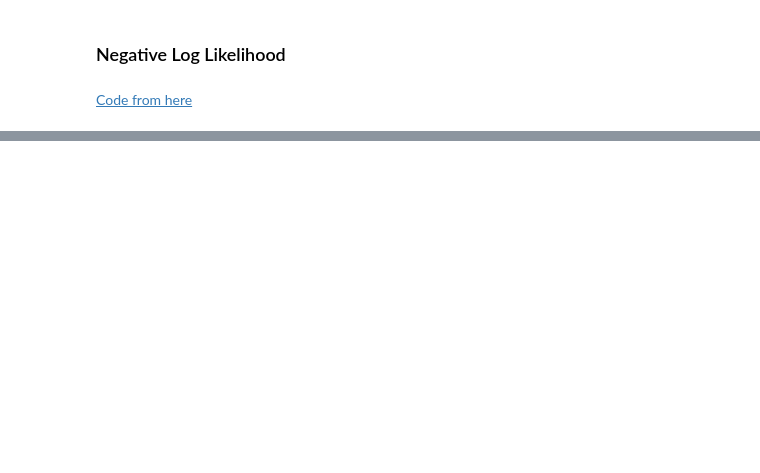
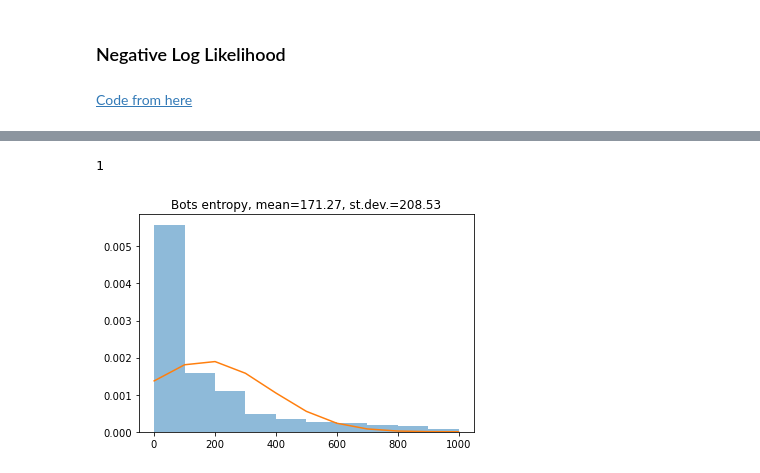
Before and after one commit to lerastromtsova/social-chatbot-initiative, a Jupyter notebook: Dataset_Analysis.ipynb, the cells around one changed output, grey strips where cells are left out. Saved outputs shown, nothing was run; the diff lists cells and outputs as text; code cells hidden in the pictures; blank space fills up the shorter version.

```diff
--- a/Dataset_Analysis.ipynb
+++ b/Dataset_Analysis.ipynb
@@ -724,0 +866,19 @@ From the paper:
+# %%
+bot_nlls = []
+human_nlls = []
+for d in hb_dialog:
+    for th in d['thread']:
+        try:
+            if th['NLL'] != math.nan and th['NLL'] < 1000:
+                user = [x for x in dialog['users'] if x['id'] == th['userId']][0]
+                if user['userType'] == 'Human':
+                    human_nlls.append(th['NLL'])
+                elif user['userType'] == 'Bot':
+                    bot_nlls.append(th['NLL'])
+        except KeyError:
+            pass
+print(bot)
+get_hist_with_norm_dist(bot_nlls, 'Bots entropy', bins=10)
+# %% [output]
+1
+[figure, added]
```
Also changed, not shown: parts of 36 cells of this notebook, 6 other files.
